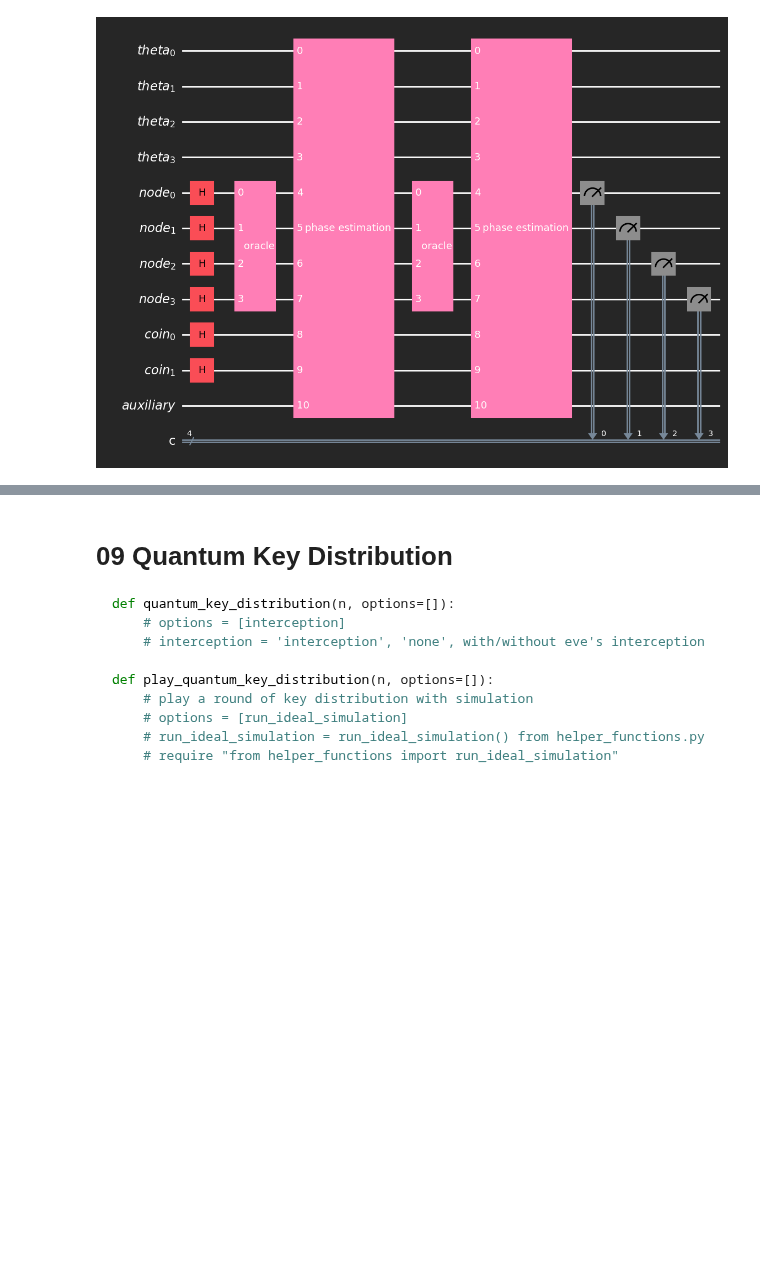
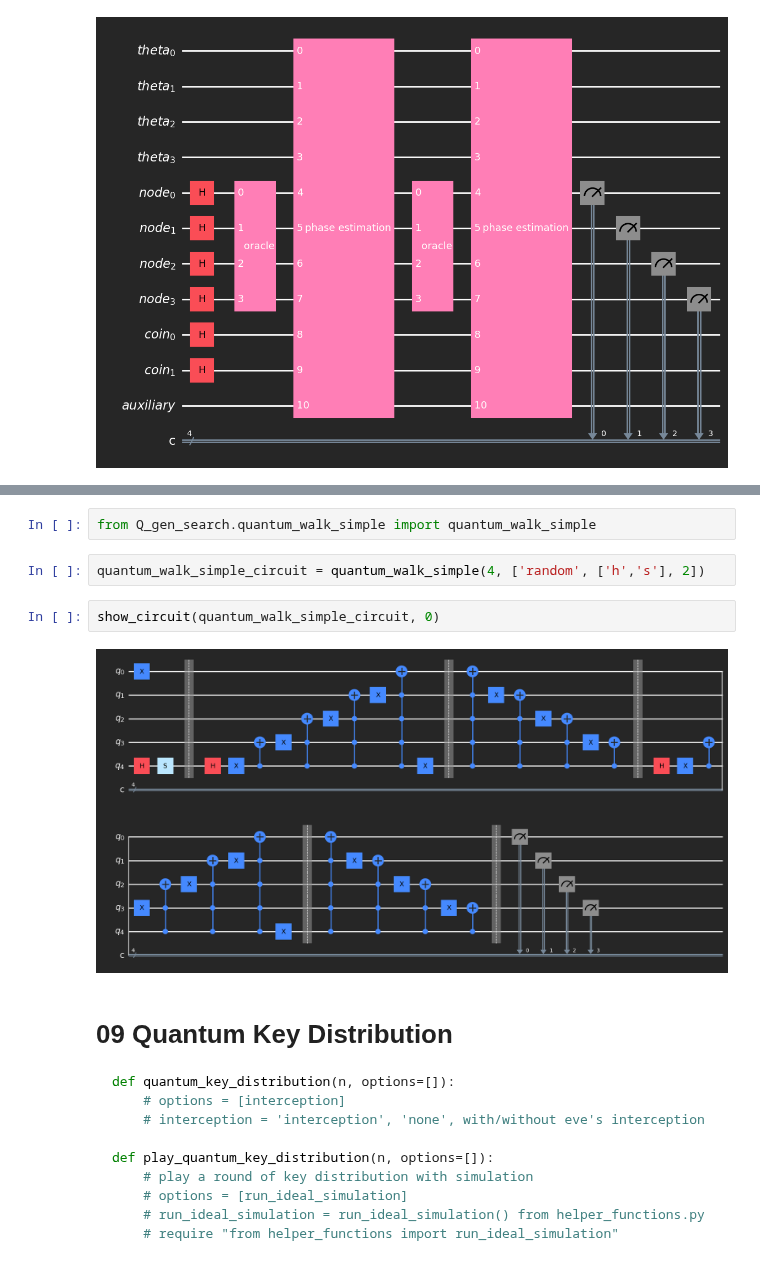
Before and after one commit to yikaimao/Q_gen, a Jupyter notebook: tutorial_generator.ipynb, the cells around one changed output, grey strips where cells are left out. Saved outputs shown, nothing was run; the diff lists cells and outputs as text; blank space fills up the shorter version.

Commit message:
add simple quantum walk algorithm

```diff
--- a/tutorial_generator.ipynb
+++ b/tutorial_generator.ipynb
@@ -271,3 +284,11 @@ show_circuit(quantum_walk_circuit, 0)
+# %%
+from Q_gen_search.quantum_walk_simple import quantum_walk_simple
+# %%
+quantum_walk_simple_circuit = quantum_walk_simple(4, ['random', ['h','s'], 2])
+# %%
+show_circuit(quantum_walk_simple_circuit, 0)
+# %% [output]
+[figure, added]
 # %% [markdown]
 # 09 Quantum Key Distribution
 
```
Also changed, not shown: parts of 1 cell of this notebook, 1 other file.
